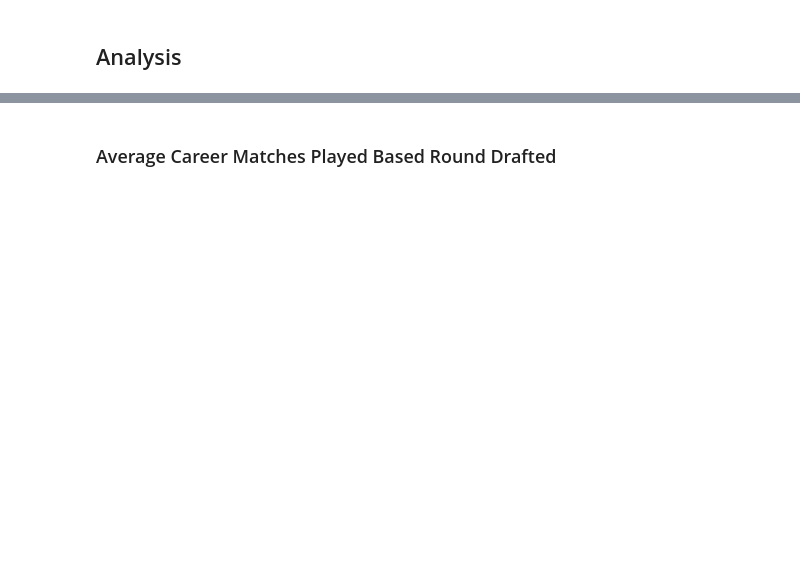
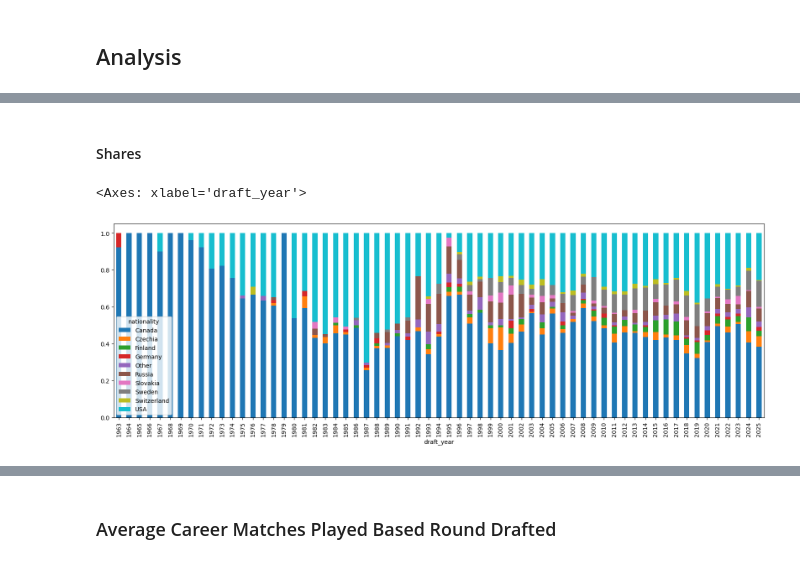
Before and after one commit to honzaz1234/elite, a Jupyter notebook: reports/drafts.ipynb, the cells around one changed output, grey strips where cells are left out. Cells and saved outputs as stored; diff of their text form; code cells hidden in the pictures; blank space fills up the shorter version.

```diff
--- a/reports/drafts.ipynb
+++ b/reports/drafts.ipynb
@@ -72,0 +95,22 @@ filter_draft = (player_stats_overall['draft_year'] >= 2005)&(player_stats_overal
+# %%
+df_copy = df.copy()
+OTHER_COUNTRY = [
+    'Austria', 'Slovenia', 'Belarus',  'Denmark',
+    'Kazakhstan', 'Lithuania', 'China', 'Ukraine',
+    'Latvia', 'Norway', 'Croatia', 'Netherlands', 'Italy', 'Australia',
+    'France', 'Poland', 'New Zealand', 'Hungary', 'Scotland', 'Japan',
+    'Spain', 'England'
+    ]
+df_copy['nationality'] = df_copy['nationality'].replace(OTHER_COUNTRY, "Other")
+yearly_country_counts = df_copy.drop_duplicates(subset=["draft_year", "player_id"]).value_counts(subset=["draft_year", "nationality"])
+yearly_counts = df_copy.drop_duplicates(subset=["draft_year", "player_id"]).groupby(["draft_year"]).size().reset_index(name="count")
+shares = pd.merge(yearly_country_counts.reset_index(), yearly_counts, on=["draft_year"], how="left")
+shares["share"] = shares["count_x"] /shares["count_y"]
+shares = shares.drop(columns=['count_x', 'count_y'])
+# %% [markdown]
+#### Shares
+# %%
+shares.set_index(['draft_year', 'nationality'])['share'].unstack(fill_value=0).plot(kind='bar', stacked=True, figsize=(20, 6))
+# %% [output]
+<Axes: xlabel='draft_year'>
+[figure, added]
```
Also changed, not shown: parts of 20 cells of this notebook.
